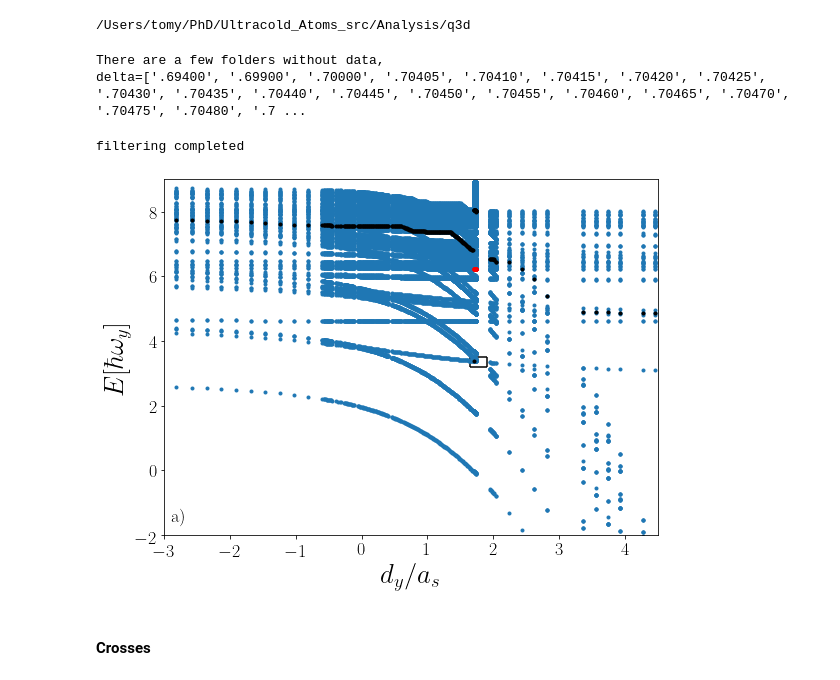
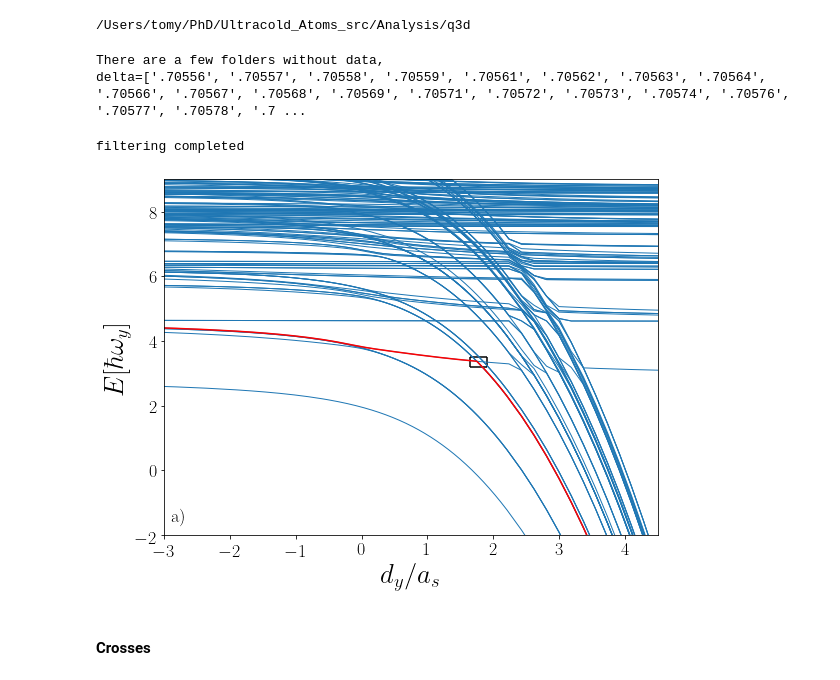
Before and after one commit to TsspGit/Ultracold_Atoms_src, a Jupyter notebook: Analysis/q3d/Energies_Analysis_4993_4993_4993.ipynb, the cells around one changed output. Cells and saved outputs as stored; diff of their text form; code cells hidden in the pictures.

```diff
--- a/Analysis/q3d/Energies_Analysis_4993_4993_4993.ipynb
+++ b/Analysis/q3d/Energies_Analysis_4993_4993_4993.ipynb
@@ -48,14 +48,14 @@ Data = list()
 delta_nonreaded = list()
 for d in delta:
     try:
-        Data.append(np.loadtxt(folder_path + f'Li7Li7_x10000_y10000_z10000_120rm8g2l60m14_68CM8g1L60M14_Li7a200_Li7a200_kx1000_ky1000_kz1000_ix4993_iy4993_iz4993_LiLi_a3Sup_0{d}_sinTnx6_sinTny6_sinTnz6/Ag_vsLiLi_int_rm250_CM50_ddb.eva'))
+        Data.append(np.loadtxt(folder_path + f'Li7Li7_x18000_y18000_z18000_120rm8g2l60m8_68CM8g1L60M8_Li7a200_Li7a200_kx1000_ky1000_kz1000_ix4993_iy4993_iz4993_LiLi_a3Sup_0{d}_sinTnx6_sinTny6_sinTnz6/Ag_vsLiLi_int_rm250_CM50_ddb.eva'))
     except:
         delta_nonreaded.append(d)
         continue
 print(f'There are a few folders without data, \ndelta={delta_nonreaded} non readed')
 # %% [output]
 There are a few folders without data,
-delta=['.69400', '.69900', '.70000', '.70405', '.70410', '.70415', '.70420', '.70425', '.70430', '.70435', '.70440', '.70445', '.70450', '.70455', '.70460', '.70465', '.70470', '.70475', '.70480', '.7 ...
+delta=['.70556', '.70557', '.70558', '.70559', '.70561', '.70562', '.70563', '.70564', '.70566', '.70567', '.70568', '.70569', '.70571', '.70572', '.70573', '.70574', '.70576', '.70577', '.70578', '.7 ...
 # %%
 # Delete from original delta and asc lists the unreaded values:
 for dnr in delta_nonreaded:
@@ -71,27 +71,26 @@ dic = transpose_energies(Data)
 # %%
 #dic, least_bound_pos = dic_from_least_bound_forward(dic, wy)
 # %%
-least_bound_pos = 950
+least_bound_pos = 1000
 # %%
 fig, ax = plt.subplots(figsize=(8,6))
 for i in range(least_bound_pos, least_bound_pos + 160):
-    ax.plot(x, dic['nivel_{}'.format(i)]/wy, 'C0.', lw=1)
-ax.plot(x, dic['nivel_984']/wy, 'r.')
-ax.plot(x, dic['nivel_1054']/wy, 'k.')
+    ax.plot(x, dic['nivel_{}'.format(i)]/wy, 'C0', lw=1)
+ax.plot(x, dic['nivel_1004']/wy, 'r')
 ax.hlines(3.2, 1.65, 1.9, 'k')
 ax.hlines(3.5, 1.65, 1.9, 'k')
 ax.vlines(1.65, 3.2, 3.5, 'k')
 ax.vlines(1.9, 3.2, 3.5, 'k')
 ax.text(-2.9, -1.6, 'a)', fontsize=18)
 ax.set_ylim(-2, 9)
 ax.set_xlim(-3, 4.5)
 ax.set_xlabel('$d_{y}/a_s$')
 ax.set_ylabel('$E[\hbar \omega_{y}]$')
 plt.tight_layout()
 #fig.savefig('Results/Figures/Ix4993_Iy4993_Iz4993_Easc_solid.png', dpi=200)
 plt.show()
 # %% [output]
-[figure, old version]
+[figure, new version]
 # %% [markdown]
 #### Crosses
 # %%
```
Also changed, not shown: parts of 7 cells of this notebook, 48 other files.
